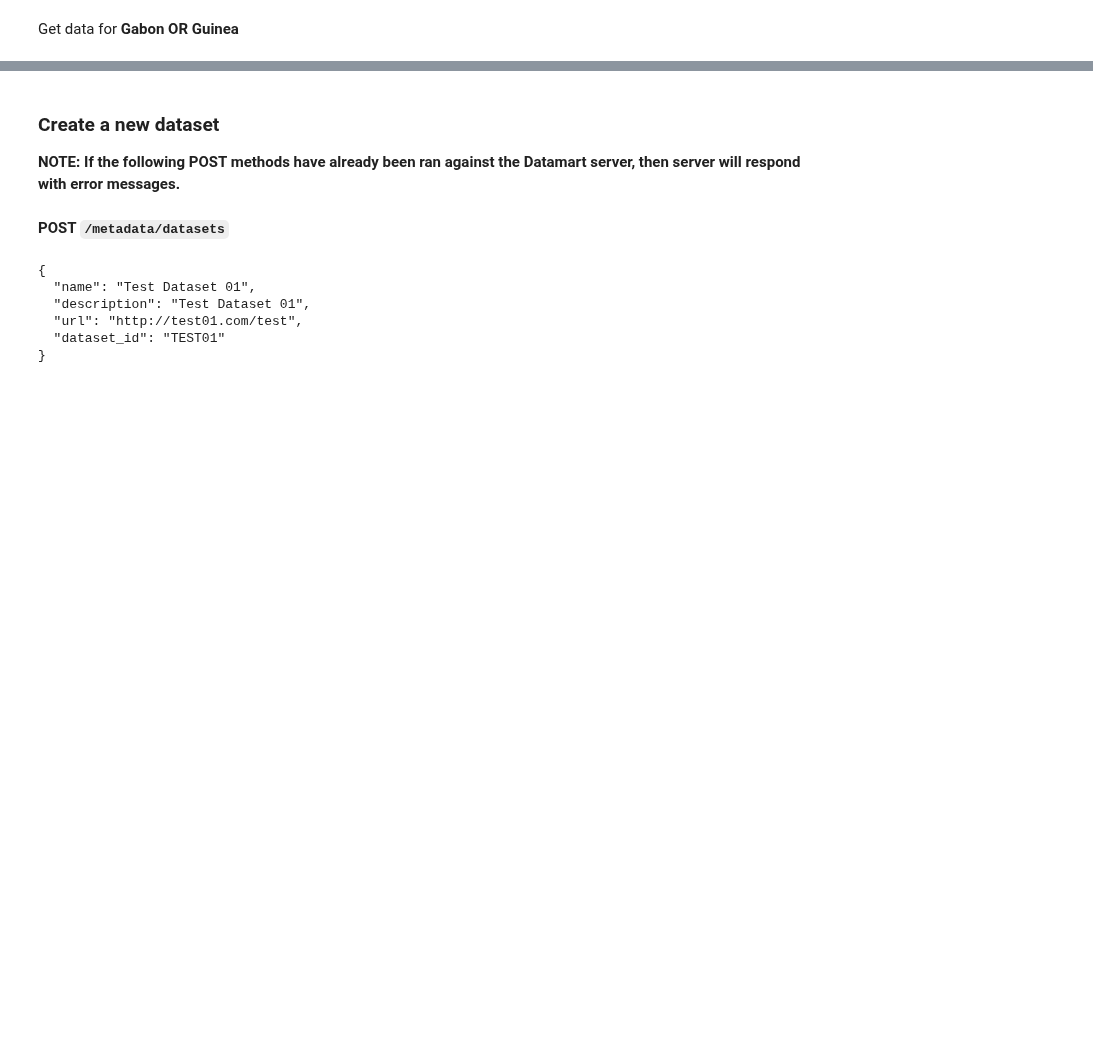
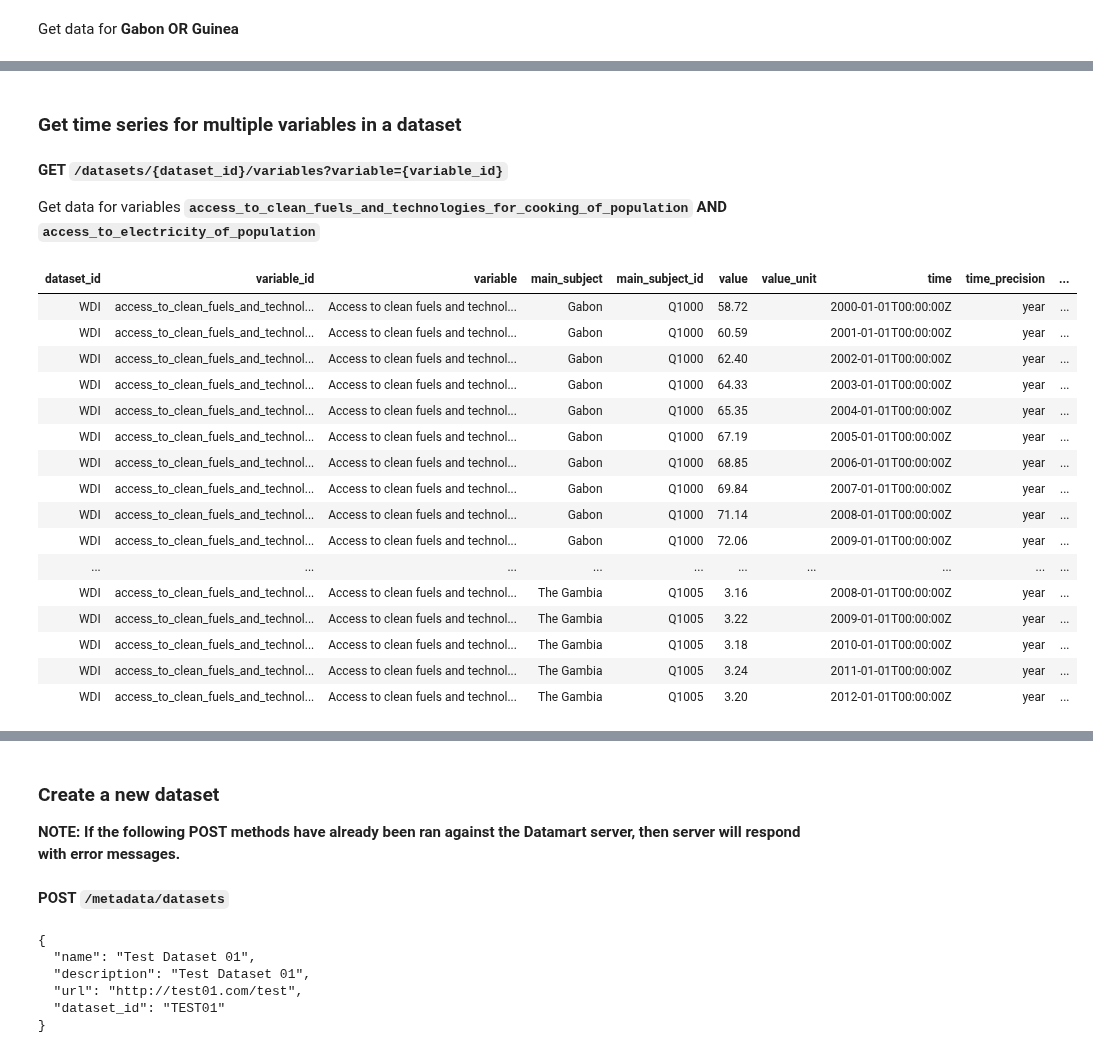
Before and after one commit to usc-isi-i2/datamart-api, a Jupyter notebook: Datamart Data API Demo.ipynb, the cells around one changed output, grey strips where cells are left out. Saved outputs shown, nothing was run; the diff lists cells and outputs as text; code cells hidden in the pictures; blank space fills up the shorter version.

```diff
--- a/Datamart Data API Demo.ipynb
+++ b/Datamart Data API Demo.ipynb
@@ -288,0 +317,30 @@ display(HTML(df.fillna('').to_html(index=False)))
+# %% [markdown]
+### Get time series for multiple variables in a dataset
+# %% [markdown]
+**GET `/datasets/{dataset_id}/variables?variable={variable_id}`**
+
+Get data for variables **`access_to_clean_fuels_and_technologies_for_cooking_of_population` AND
+`access_to_electricity_of_population`**
+# %%
+response = get(f'{datamart_api_url}/datasets/WDI/variables?variable=access_to_clean_fuels_and_technologies_for_cooking_of_population&variable=access_to_electricity_of_population')
+df = pd.read_csv(StringIO(response.text))
+# display only 30 rows
+display(HTML(df.fillna('').head(30).to_html(index=False)))
+# %% [output]
+| dataset_id | variable_id | variable | main_subject | main_subject_id | value | value_unit | time | time_precision | ... |
+| WDI | access_to_clean_fuels_and_technol... | Access to clean fuels and technol... | Gabon | Q1000 | 58.72 |  | 2000-01-01T00:00:00Z | year | ... |
+| WDI | access_to_clean_fuels_and_technol... | Access to clean fuels and technol... | Gabon | Q1000 | 60.59 |  | 2001-01-01T00:00:00Z | year | ... |
+| WDI | access_to_clean_fuels_and_technol... | Access to clean fuels and technol... | Gabon | Q1000 | 62.40 |  | 2002-01-01T00:00:00Z | year | ... |
+| WDI | access_to_clean_fuels_and_technol... | Access to clean fuels and technol... | Gabon | Q1000 | 64.33 |  | 2003-01-01T00:00:00Z | year | ... |
+| WDI | access_to_clean_fuels_and_technol... | Access to clean fuels and technol... | Gabon | Q1000 | 65.35 |  | 2004-01-01T00:00:00Z | year | ... |
+| WDI | access_to_clean_fuels_and_technol... | Access to clean fuels and technol... | Gabon | Q1000 | 67.19 |  | 2005-01-01T00:00:00Z | year | ... |
+| WDI | access_to_clean_fuels_and_technol... | Access to clean fuels and technol... | Gabon | Q1000 | 68.85 |  | 2006-01-01T00:00:00Z | year | ... |
+| WDI | access_to_clean_fuels_and_technol... | Access to clean fuels and technol... | Gabon | Q1000 | 69.84 |  | 2007-01-01T00:00:00Z | year | ... |
+| WDI | access_to_clean_fuels_and_technol... | Access to clean fuels and technol... | Gabon | Q1000 | 71.14 |  | 2008-01-01T00:00:00Z | year | ... |
+| WDI | access_to_clean_fuels_and_technol... | Access to clean fuels and technol... | Gabon | Q1000 | 72.06 |  | 2009-01-01T00:00:00Z | year | ... |
+| ... | ... | ... | ... | ... | ... | ... | ... | ... | ... |
+| WDI | access_to_clean_fuels_and_technol... | Access to clean fuels and technol... | The Gambia | Q1005 | 3.16 |  | 2008-01-01T00:00:00Z | year | ... |
+| WDI | access_to_clean_fuels_and_technol... | Access to clean fuels and technol... | The Gambia | Q1005 | 3.22 |  | 2009-01-01T00:00:00Z | year | ... |
+| WDI | access_to_clean_fuels_and_technol... | Access to clean fuels and technol... | The Gambia | Q1005 | 3.18 |  | 2010-01-01T00:00:00Z | year | ... |
+| WDI | access_to_clean_fuels_and_technol... | Access to clean fuels and technol... | The Gambia | Q1005 | 3.24 |  | 2011-01-01T00:00:00Z | year | ... |
+| WDI | access_to_clean_fuels_and_technol... | Access to clean fuels and technol... | The Gambia | Q1005 | 3.20 |  | 2012-01-01T00:00:00Z | year | ... |
```
Also changed, not shown: parts of 6 cells of this notebook, 2 other files.
